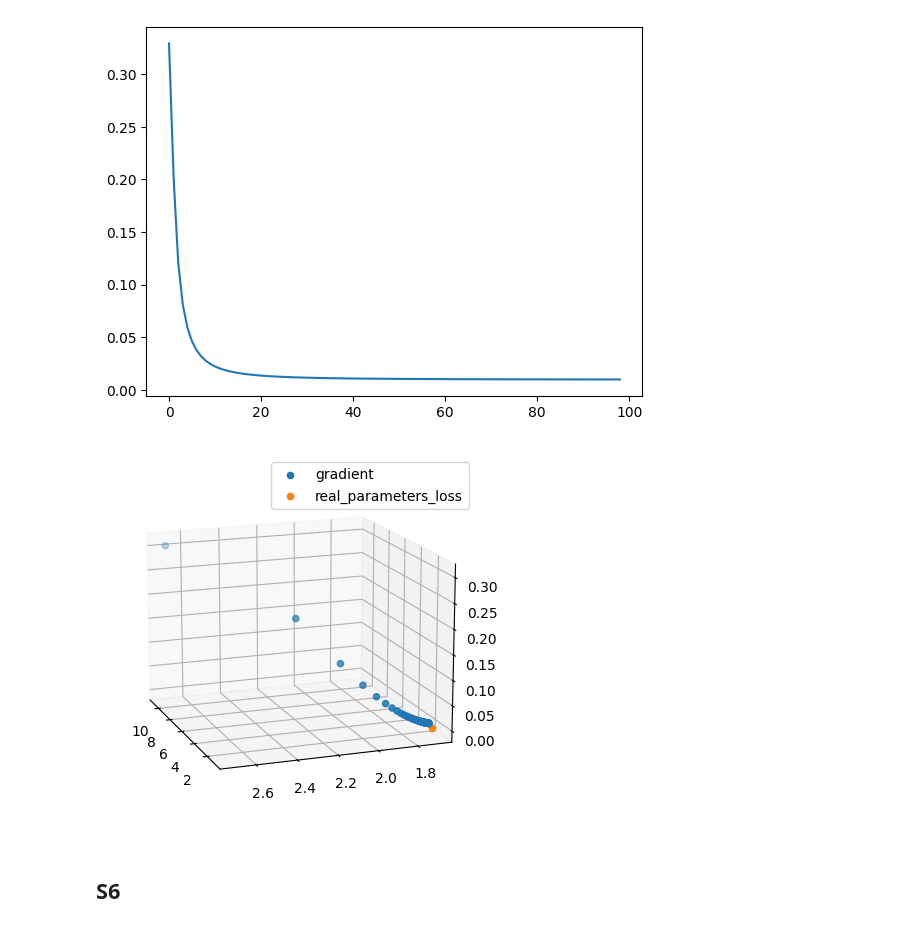
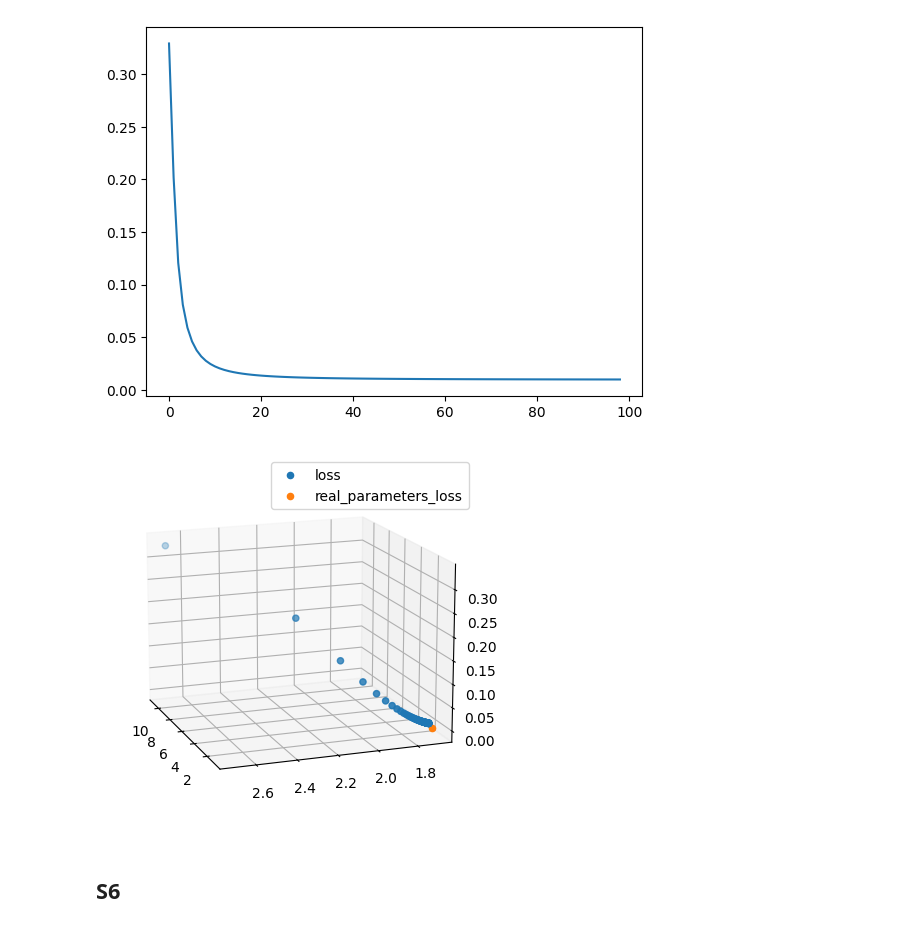
Before and after one commit to isaigordeev/Regressions, a Jupyter notebook: IsaiGordeev_ZhichengHui_Régressions.ipynb, the cells around one changed output. Cells and saved outputs as stored; diff of their text form; code cells hidden in the pictures.

```diff
--- a/IsaiGordeev_ZhichengHui_Régressions.ipynb
+++ b/IsaiGordeev_ZhichengHui_Régressions.ipynb
@@ -421,15 +421,15 @@ plt.show()
 # %%
 fig = plt.figure()
 ax = fig.add_subplot(111, projection='3d')
 
-ax.scatter(params_0[:, 0], params_0[:, 1], losses_values[:i], label='gradient')
+ax.scatter(params_0[:, 0], params_0[:, 1], losses_values[:i], label='loss')
 ax.scatter(initial_params[0], initial_params[1], 0, label='real_parameters_loss')
 ax.view_init(elev=15, azim=-200)
 # ax.xtitle('d')
 ax.legend()
 plt.show()
 # %% [output]
-[figure, old version]
+[figure, new version]
 # %% [markdown]
 ## S6
 # %%
```
Also changed, not shown: parts of 5 cells of this notebook.
